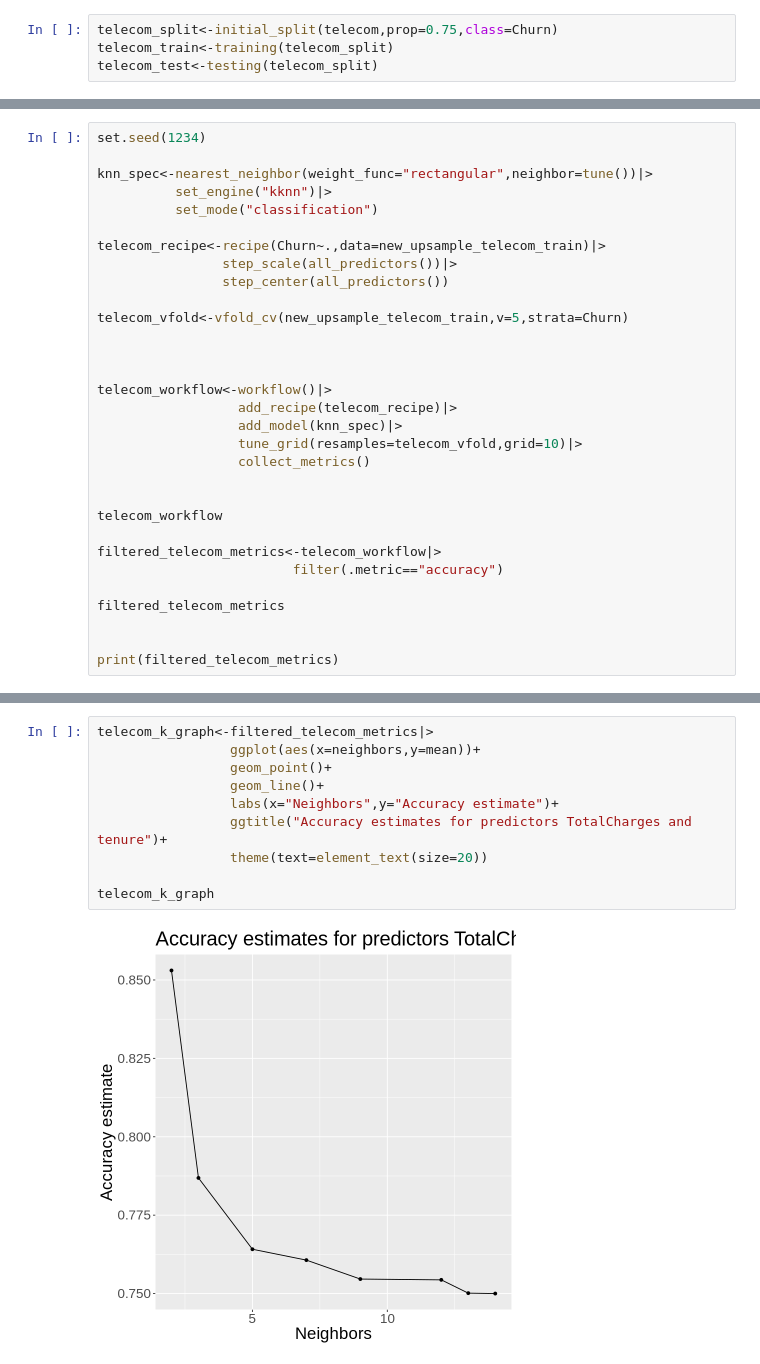
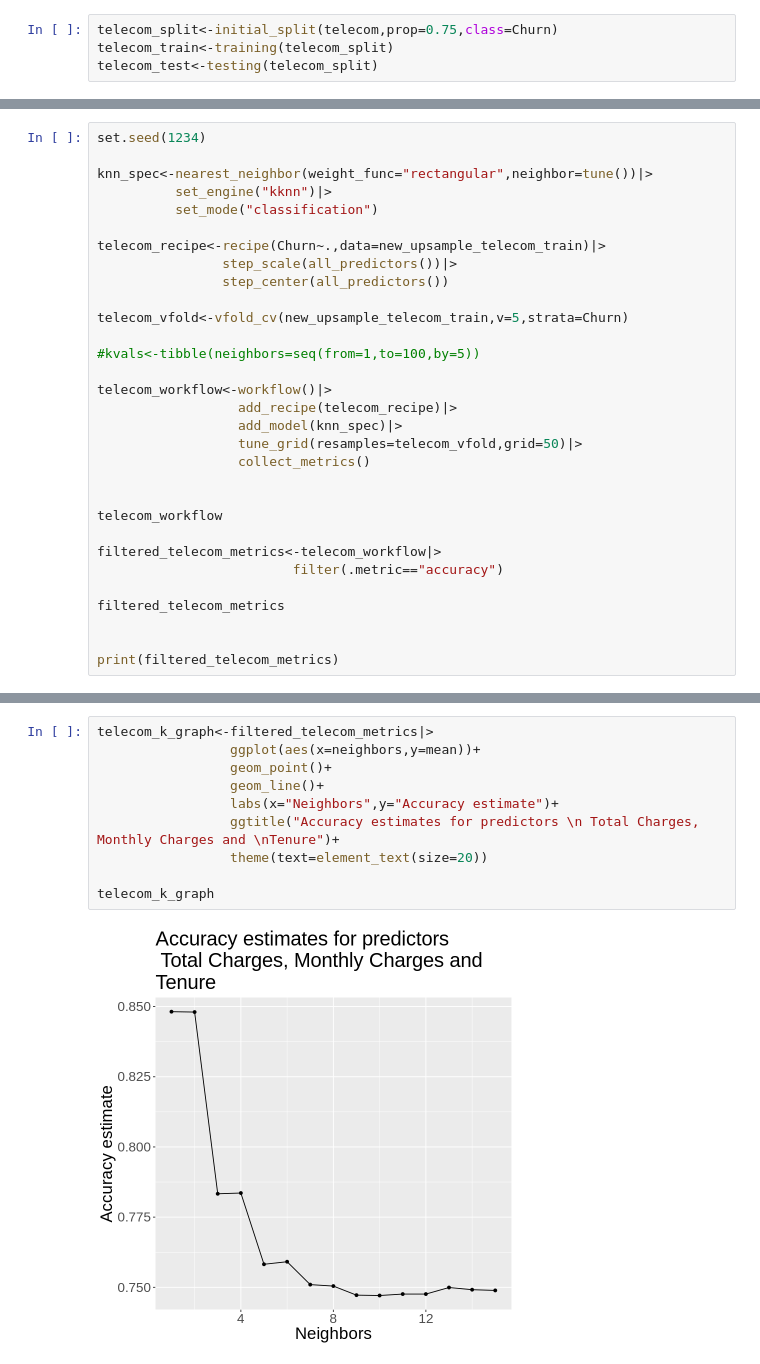
Before and after one commit to hardy1273/churn-analysis-dsci-100, a Jupyter notebook: workingdocument.ipynb, the cells around one changed output, grey strips where cells are left out. Saved outputs shown, nothing was run; the diff lists cells and outputs as text.

```diff
--- a/workingdocument.ipynb
+++ b/workingdocument.ipynb
@@ -178,12 +192,12 @@ telecom_recipe<-recipe(Churn~.,data=new_upsample_telecom_train)|>
 
 telecom_vfold<-vfold_cv(new_upsample_telecom_train,v=5,strata=Churn)
 
-
+#kvals<-tibble(neighbors=seq(from=1,to=100,by=5))
 
 telecom_workflow<-workflow()|>
                   add_recipe(telecom_recipe)|>
                   add_model(knn_spec)|>
-                  tune_grid(resamples=telecom_vfold,grid=10)|>
+                  tune_grid(resamples=telecom_vfold,grid=50)|>
                   collect_metrics()
 
 
@@ -231,15 +252,15 @@ A tibble: 8 × 7
 # %%
 telecom_k_graph<-filtered_telecom_metrics|>
                  ggplot(aes(x=neighbors,y=mean))+
                  geom_point()+
                  geom_line()+
                  labs(x="Neighbors",y="Accuracy estimate")+
-                 ggtitle("Accuracy estimates for predictors TotalCharges and tenure")+
+                 ggtitle("Accuracy estimates for predictors \n Total Charges, Monthly Charges and \nTenure")+
                  theme(text=element_text(size=20))
 
 telecom_k_graph
 # %% [output]
-[figure, old version]
+[figure, new version]
 # %%
 #Therefore, the ideal predictor is one where the k-value=2
 
```
Also changed, not shown: parts of 6 cells of this notebook.
